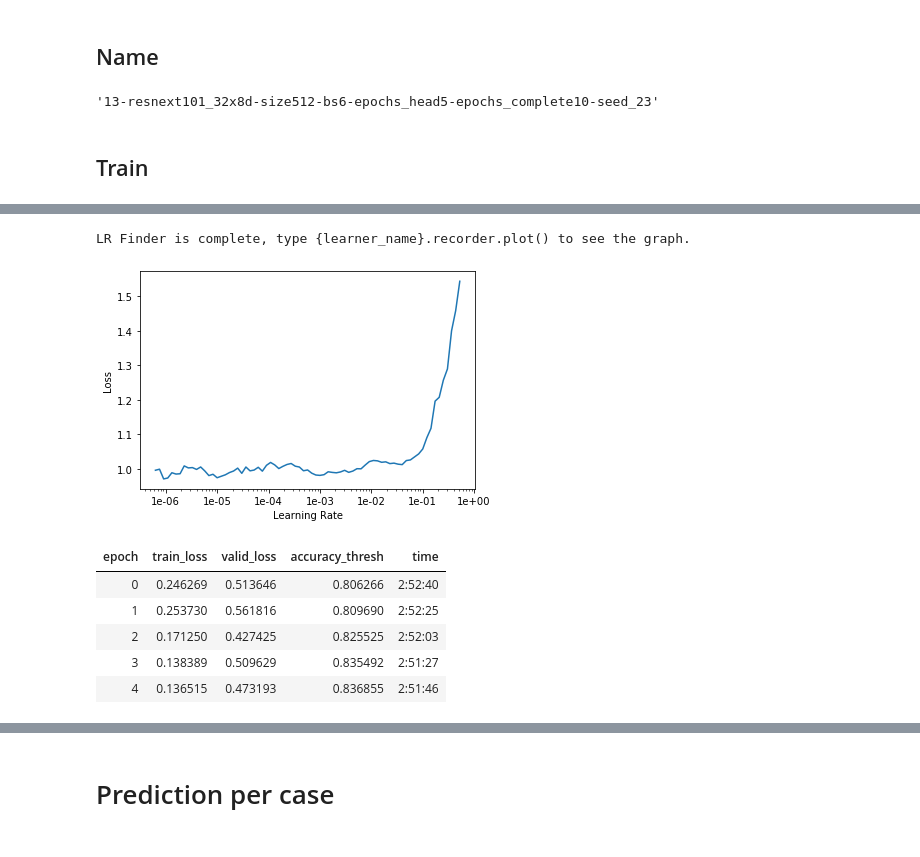
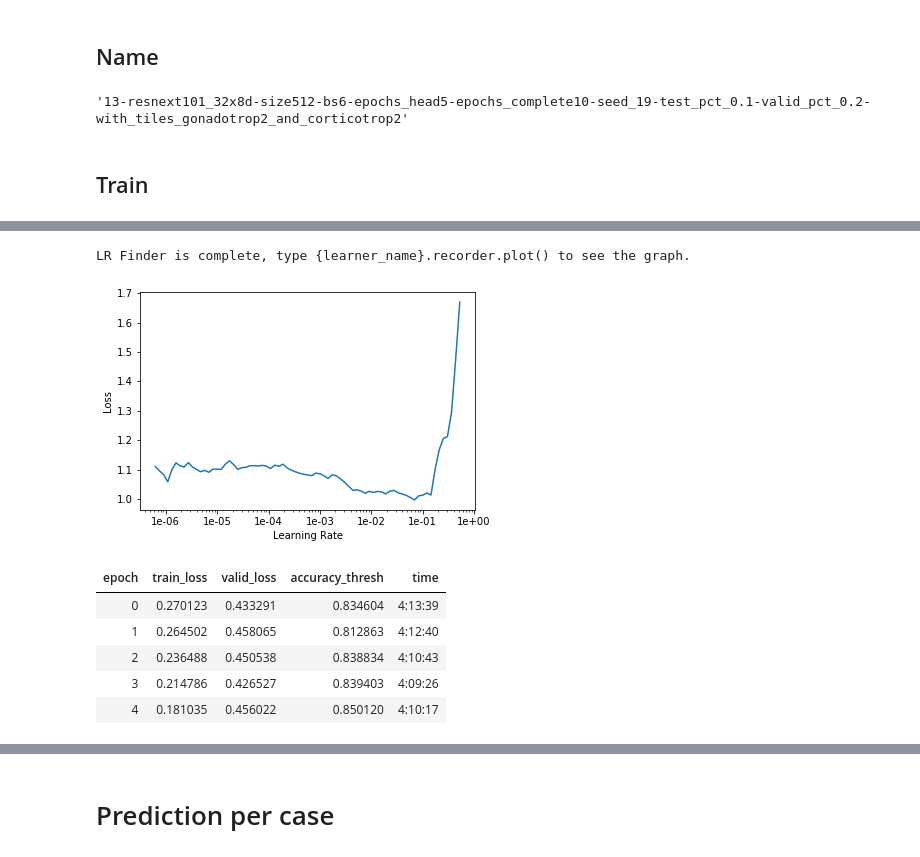
Before and after one commit to ChristophNeuner/pituitary_gland_adenomas, a Jupyter notebook: network-entity_classification.ipynb, the cells around one changed output, grey strips where cells are left out. Saved outputs shown, nothing was run; the diff lists cells and outputs as text; code cells hidden in the pictures.

```diff
--- a/network-entity_classification.ipynb
+++ b/network-entity_classification.ipynb
@@ -323,7 +355,7 @@ def split_func(path):
     return get_id_from_path(path) in ids_val
 
 #data = ImageList.from_folder(path=TRAIN, extensions=['.png'])
-data = ImageList.from_df(df_tile_paths_train_and_valid, path=PATH_LOCAL)
+data = ImageList.from_df(df_tile_paths_train_and_valid, path=PATH)
 data = data.split_by_valid_func(split_func)
 data = data.label_from_func(label_func)
 data = data.transform(tfms=tfms, size=sz)
@@ -349,30 +383,30 @@ learner = cnn_learner(data=data,
 # %% [markdown]
 ## Name
 # %%
-nameBase = f'{n}-{arch.__name__}-size{sz}-bs{bs}-epochs_head{epochs_frozen}-epochs_complete{epochs_unfrozen}-seed_{seed}'
+nameBase = f'{n}-{arch.__name__}-size{sz}-bs{bs}-epochs_head{epochs_frozen}-epochs_complete{epochs_unfrozen}-seed_{seed}-test_pct_{test_pct}-valid_pct_{valid_pct}-with_tiles_gonadotrop2_and_corticotrop2'
 nameBase
 # %% [output]
-'13-resnext101_32x8d-size512-bs6-epochs_head5-epochs_complete10-seed_23'
+'13-resnext101_32x8d-size512-bs6-epochs_head5-epochs_complete10-seed_19-test_pct_0.1-valid_pct_0.2-with_tiles_gonadotrop2_and_corticotrop2'
 # %% [markdown]
 ## Train
 # %%
-learner.lr_find()
+learner.lr_find(start_lr=1e-10, end_lr=10, num_it=1000)
 learner.recorder.plot()
 # %% [output]
 [interactive output not drawn]
 LR Finder is complete, type {learner_name}.recorder.plot() to see the graph.
-[figure, old version]
+[figure, new version]
 # %%
 lr = 1e-3
 # %%
 learner.fit_one_cycle(cyc_len=epochs_frozen, max_lr=lr)
 # %% [output]
 | epoch | train_loss | valid_loss | accuracy_thresh | time |
-| 0 | 0.246269 | 0.513646 | 0.806266 | 2:52:40 |
-| 1 | 0.253730 | 0.561816 | 0.809690 | 2:52:25 |
-| 2 | 0.171250 | 0.427425 | 0.825525 | 2:52:03 |
-| 3 | 0.138389 | 0.509629 | 0.835492 | 2:51:27 |
-| 4 | 0.136515 | 0.473193 | 0.836855 | 2:51:46 |
+| 0 | 0.270123 | 0.433291 | 0.834604 | 4:13:39 |
+| 1 | 0.264502 | 0.458065 | 0.812863 | 4:12:40 |
+| 2 | 0.236488 | 0.450538 | 0.838834 | 4:10:43 |
+| 3 | 0.214786 | 0.426527 | 0.839403 | 4:09:26 |
+| 4 | 0.181035 | 0.456022 | 0.850120 | 4:10:17 |
 # %%
 nameHead = f'{nameBase}-head'
 # %%
```
Also changed, not shown: parts of 23 cells of this notebook, 6 other files.
